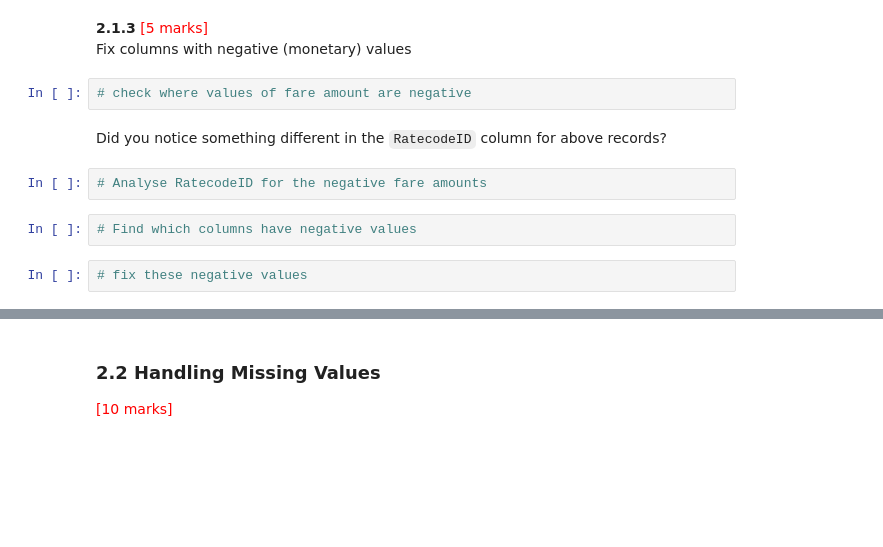
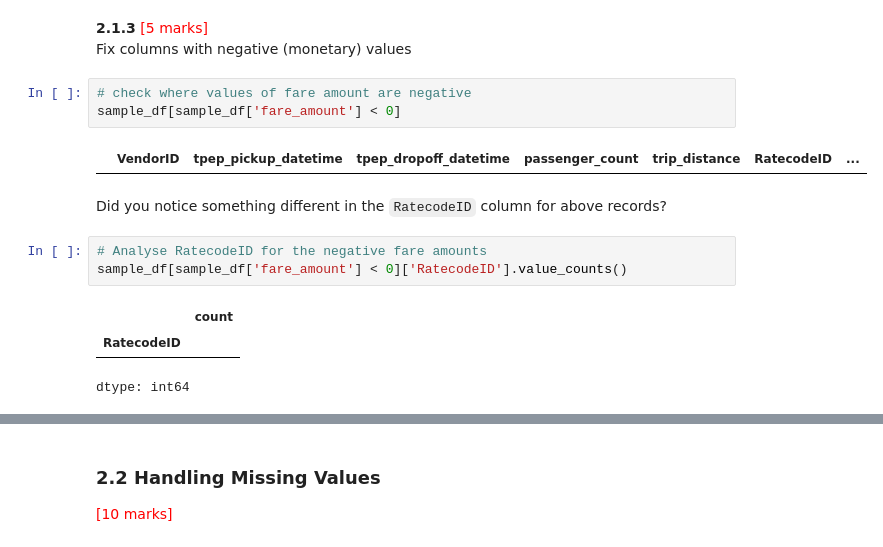
Before and after one commit to mayuresh-tungare/eda-assignment, a Jupyter notebook: EDA_Assg_NYC_Taxi_Starter.ipynb, the cells around one changed output, grey strips where cells are left out. Cells and saved outputs as stored; diff of their text form; blank space fills up the shorter version.

```diff
--- a/EDA_Assg_NYC_Taxi_Starter.ipynb
+++ b/EDA_Assg_NYC_Taxi_Starter.ipynb
@@ -354,11 +354,15 @@ memory usage: 274.9+ MB
 Fix columns with negative (monetary) values
 # %%
 # check where values of fare amount are negative
+sample_df[sample_df['fare_amount'] < 0]
+# %% [output]
+|  | VendorID | tpep_pickup_datetime | tpep_dropoff_datetime | passenger_count | trip_distance | RatecodeID | ... |
 # %% [markdown]
 Did you notice something different in the `RatecodeID` column for above records?
 # %%
 # Analyse RatecodeID for the negative fare amounts
+sample_df[sample_df['fare_amount'] < 0]['RatecodeID'].value_counts()
+# %% [output]
+|  | count |
+| RatecodeID |  |
+dtype: int64
-# %%
-# Find which columns have negative values
-# %%
-# fix these negative values
```
Also changed, not shown: parts of 15 cells of this notebook.
